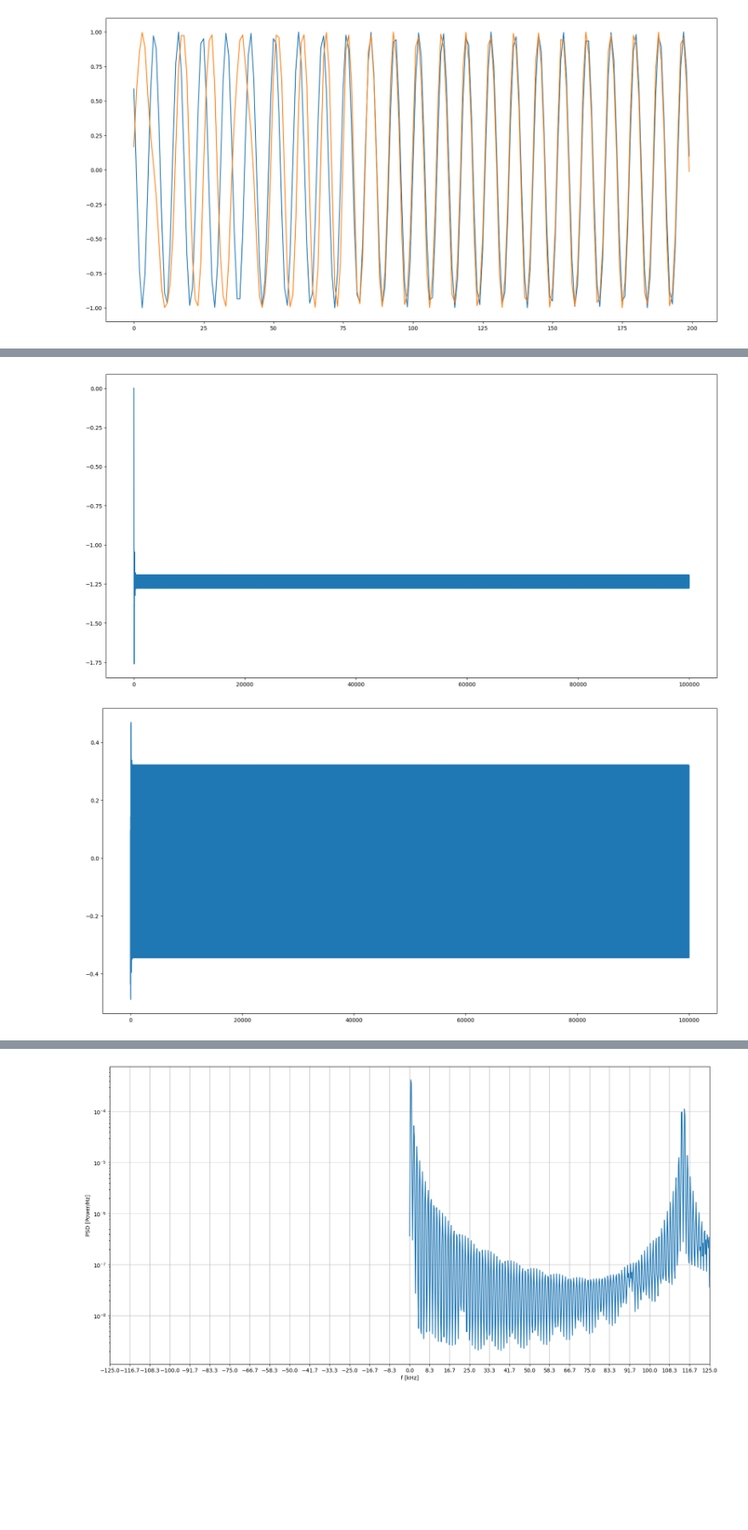
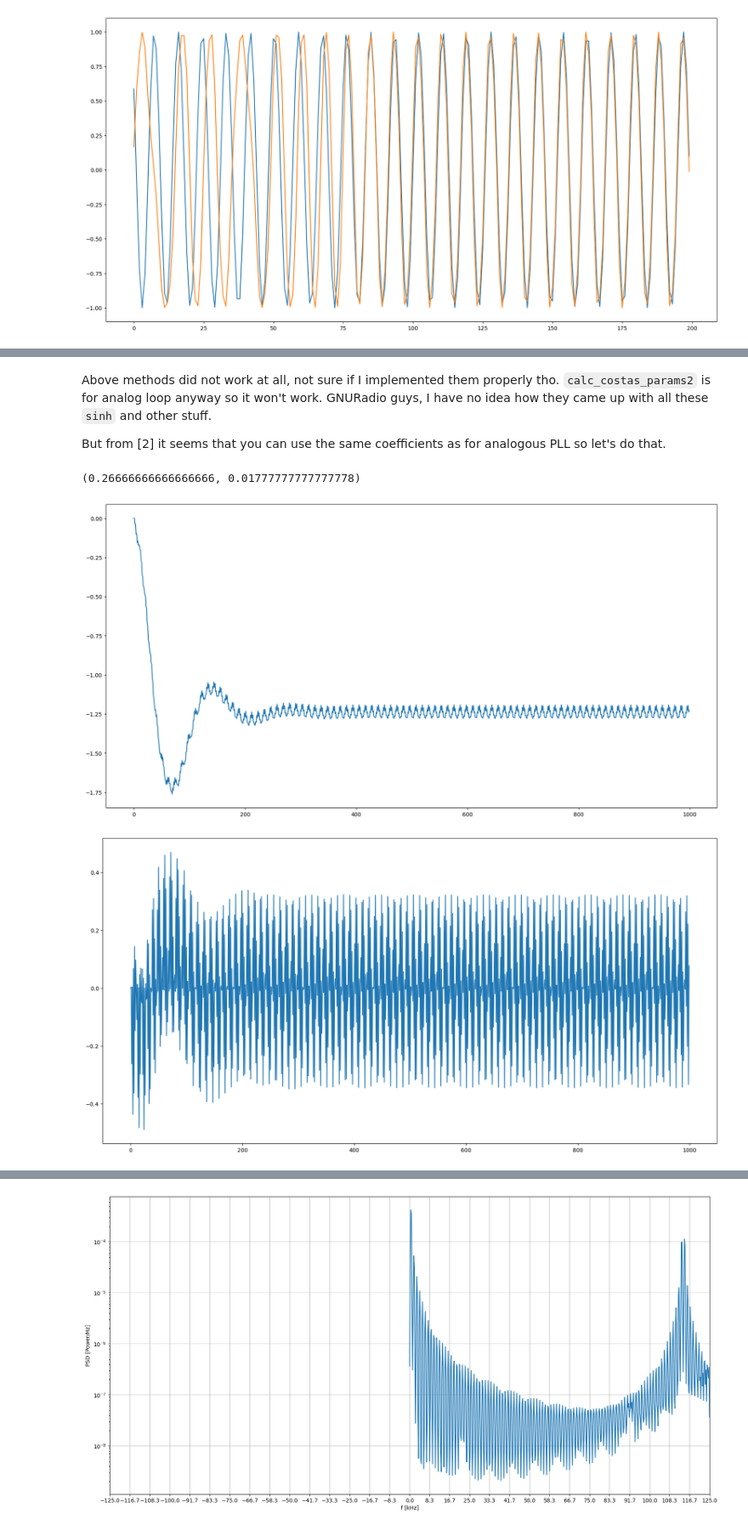
Before and after one commit to enthyp/SDR, a Jupyter notebook: PLL.ipynb, the cells around one changed output, grey strips where cells are left out. Shown at 85% size. Saved outputs shown, nothing was run; the diff lists cells and outputs as text; code cells hidden in the pictures; blank space fills up the shorter version.

```diff
--- a/PLL.ipynb
+++ b/PLL.ipynb
@@ -21,7 +21,9 @@ def calc_loop_params(damping_factor, noise_bandwidth, sample_rate, ped_gain=0.5,
 # %%
 f_0 = 19000
 sample_rate = 250_000
-k_p, k_i = calc_loop_params(1 / np.sqrt(2), 0.05 * sample_rate, sample_rate)
+damping_factor = 1 / np.sqrt(2)
+noise_bandwidth = 0.05 * sample_rate
+k_p, k_i = calc_loop_params(damping_factor, noise_bandwidth, sample_rate)
 k_p, k_i  # just like on WirelessPi
 # %% [output]
 (0.26666666666666666, 0.01777777777777778)
@@ -130,2 +161,17 @@ c_k_p, c_k_i
+# %% [markdown]
+Above methods did not work at all, not sure if I implemented them properly tho. `calc_costas_params2` is for analog loop anyway so it won't work. GNURadio guys, I have no idea how they came up with all these `sinh` and other stuff.
+
+But from [2] it seems that you can use the same coefficients as for analogous PLL so let's do that.
+# %%
+f_rds = 57000
+sample_rate = 250_000
+
+# 1187.5 symbols per second in RDS
+samples_per_symbol = sample_rate // 1187.5
+
+c_k_p, c_k_i = calc_loop_params(1 / np.sqrt(2), 0.05 * sample_rate, sample_rate, ped_gain=0.5, nco_gain=1)
+c_k_p, c_k_i
+# %% [output]
+(0.26666666666666666, 0.01777777777777778)
 # %%
 def costas_loop(input_signal, sample_rate, f_0, k_p, k_i, nco_gain):
@@ -169,12 +208,12 @@ bpsk_mod_signal = bpsk_data * carrier
 phases, errors, msg = costas_loop(bpsk_mod_signal, sample_rate, f_rds, c_k_p, c_k_i, 1)
 # %%
-start, width = 0, 100000
+start, width = 0, 1000
 
-plot_signals([[p for p in phases]], start=start, width=width, normalize=False)
+plot_signals([phases], start=start, width=width, normalize=False)
 plot_signals([errors], start=start, width=width, normalize=False)
 # %% [output]
-[figure, old version]
+[figure, new version]
-[figure, old version]
+[figure, new version]
 # %%
 plot_signals([msg], start=start, width=width, normalize=False)
 # %% [output]
```
Also changed, not shown: parts of 26 cells of this notebook.
